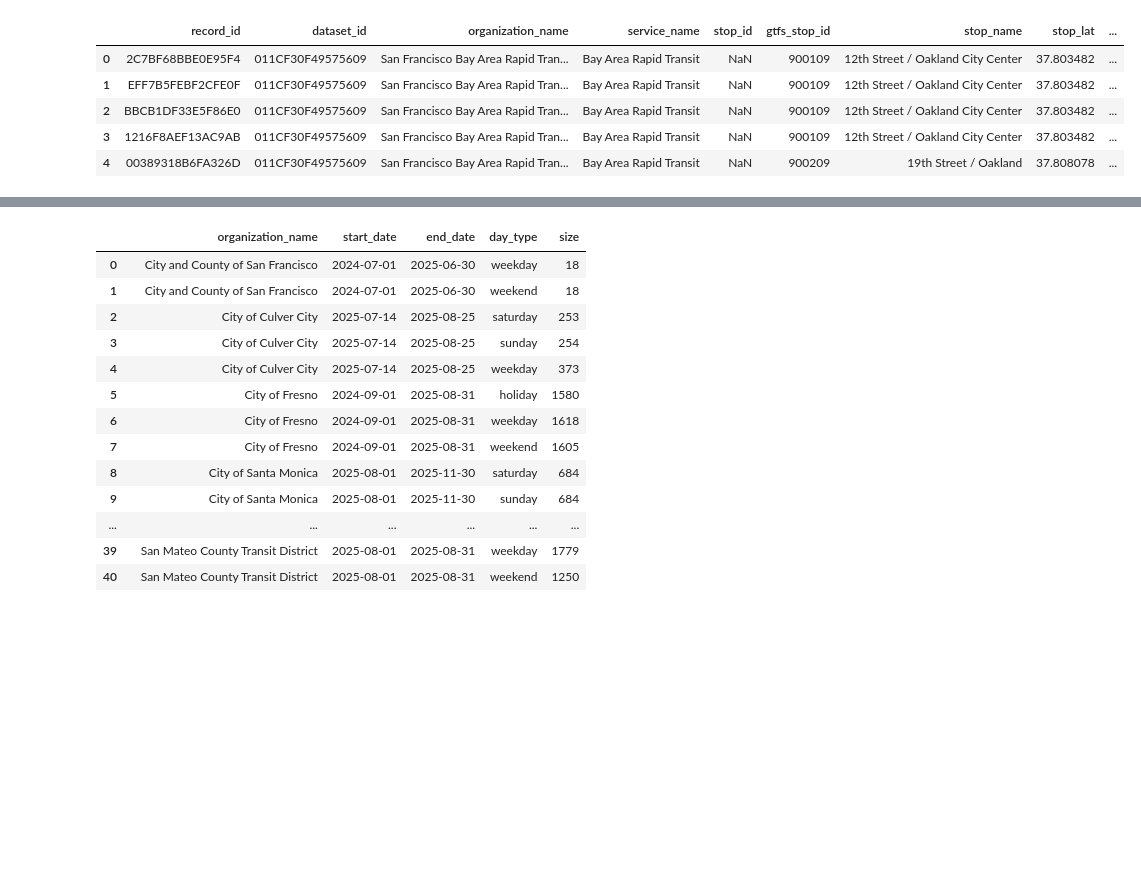
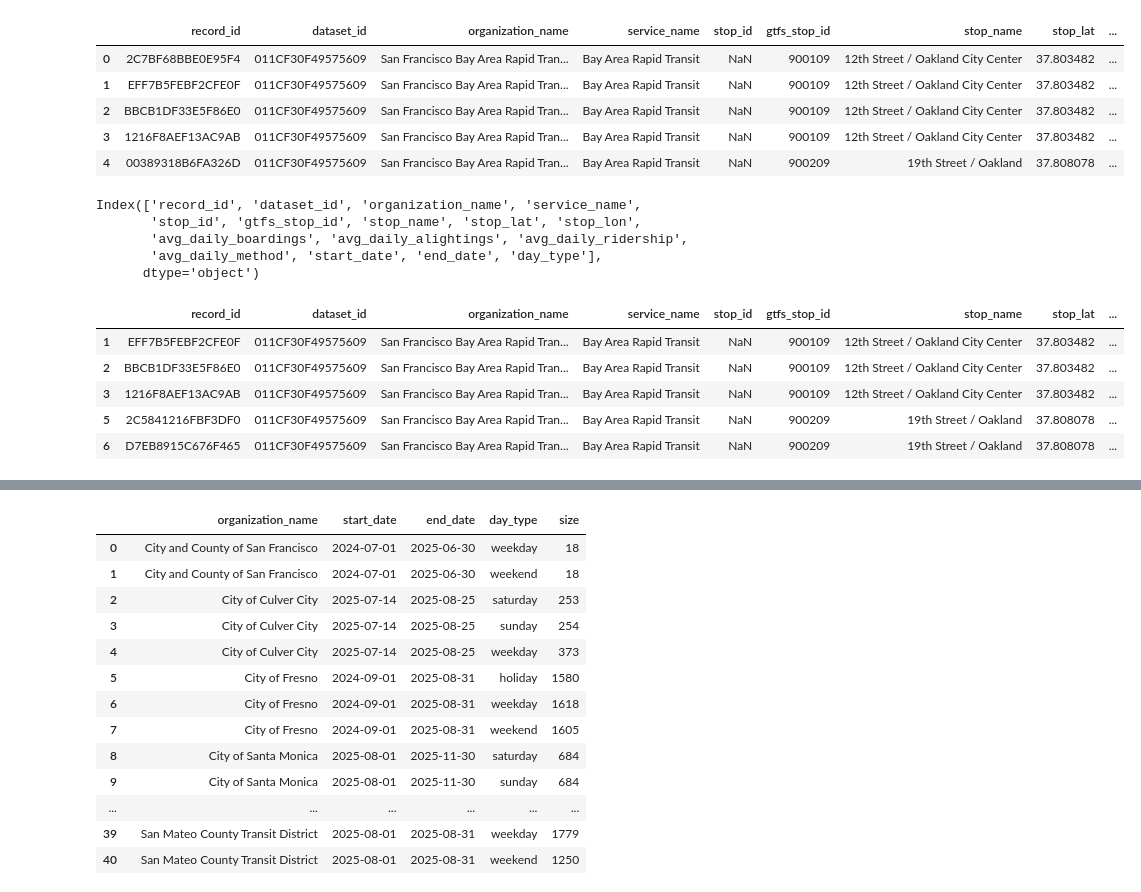
Before and after one commit to cal-itp/transit-ridership-analytics, a Jupyter notebook: quality check.ipynb, the cells around one changed output, grey strips where cells are left out. Saved outputs shown, nothing was run; the diff lists cells and outputs as text; code cells hidden in the pictures; blank space fills up the shorter version.

```diff
--- a/quality check.ipynb
+++ b/quality check.ipynb
@@ -15,3 +17,22 @@ df.head()
 | 2 | BBCB1DF33E5F86E0 | 011CF30F49575609 | San Francisco Bay Area Rapid Tran... | Bay Area Rapid Transit | NaN | 900109 | 12th Street / Oakland City Center | 37.803482 | ... |
 | 3 | 1216F8AEF13AC9AB | 011CF30F49575609 | San Francisco Bay Area Rapid Tran... | Bay Area Rapid Transit | NaN | 900109 | 12th Street / Oakland City Center | 37.803482 | ... |
 | 4 | 00389318B6FA326D | 011CF30F49575609 | San Francisco Bay Area Rapid Tran... | Bay Area Rapid Transit | NaN | 900209 | 19th Street / Oakland | 37.808078 | ... |
+# %%
+df.columns
+# %% [output]
+Index(['record_id', 'dataset_id', 'organization_name', 'service_name',
+       'stop_id', 'gtfs_stop_id', 'stop_name', 'stop_lat', 'stop_lon',
+       'avg_daily_boardings', 'avg_daily_alightings', 'avg_daily_ridership',
+       'avg_daily_method', 'start_date', 'end_date', 'day_type'],
+      dtype='object')
+# %%
+t_df = df[(df["service_name"] != "Golden Gate Park Shuttle") & (df["day_type"] != "holiday")].copy()
+# t_df.columns = ["<br>".join(textwrap.wrap(col, width=10)) for col in t_df.columns]
+t_df.head()
+# %% [output]
+|  | record_id | dataset_id | organization_name | service_name | stop_id | gtfs_stop_id | stop_name | stop_lat | ... |
+| 1 | EFF7B5FEBF2CFE0F | 011CF30F49575609 | San Francisco Bay Area Rapid Tran... | Bay Area Rapid Transit | NaN | 900109 | 12th Street / Oakland City Center | 37.803482 | ... |
+| 2 | BBCB1DF33E5F86E0 | 011CF30F49575609 | San Francisco Bay Area Rapid Tran... | Bay Area Rapid Transit | NaN | 900109 | 12th Street / Oakland City Center | 37.803482 | ... |
+| 3 | 1216F8AEF13AC9AB | 011CF30F49575609 | San Francisco Bay Area Rapid Tran... | Bay Area Rapid Transit | NaN | 900109 | 12th Street / Oakland City Center | 37.803482 | ... |
+| 5 | 2C5841216FBF3DF0 | 011CF30F49575609 | San Francisco Bay Area Rapid Tran... | Bay Area Rapid Transit | NaN | 900209 | 19th Street / Oakland | 37.808078 | ... |
+| 6 | D7EB8915C676F465 | 011CF30F49575609 | San Francisco Bay Area Rapid Tran... | Bay Area Rapid Transit | NaN | 900209 | 19th Street / Oakland | 37.808078 | ... |
```
Also changed, not shown: parts of 6 cells of this notebook, 5 other files.
